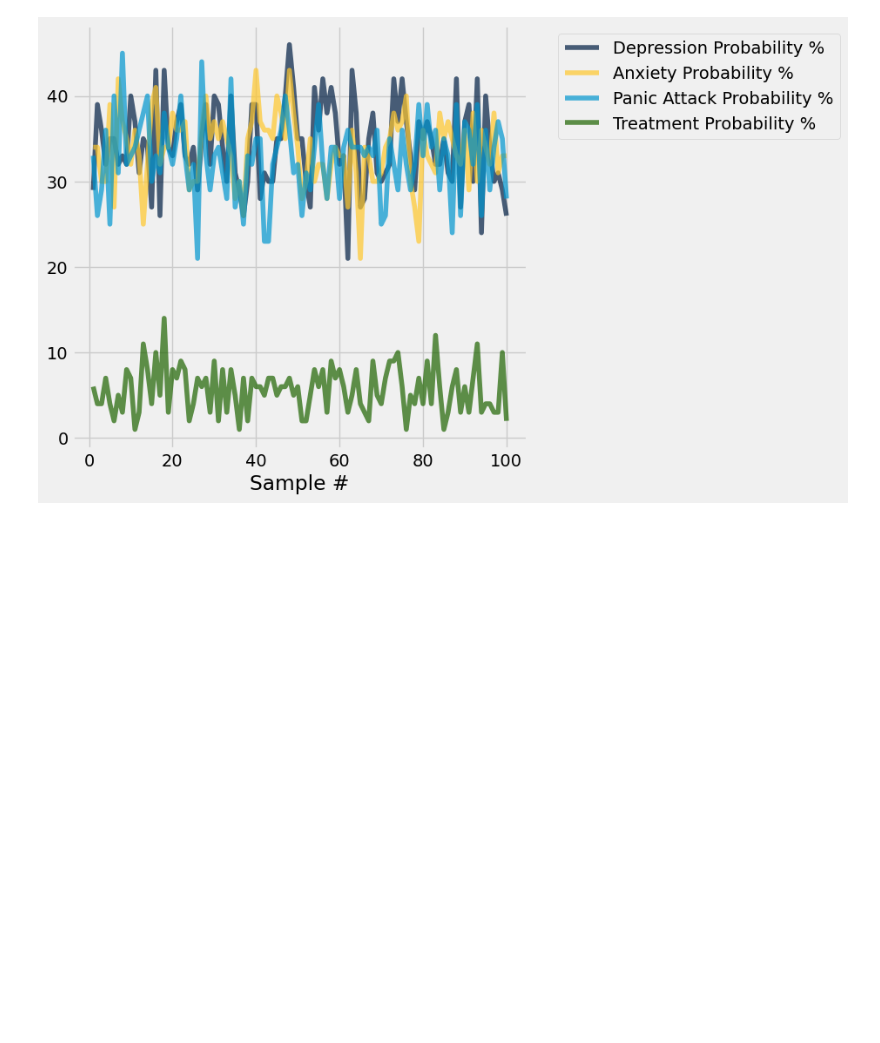
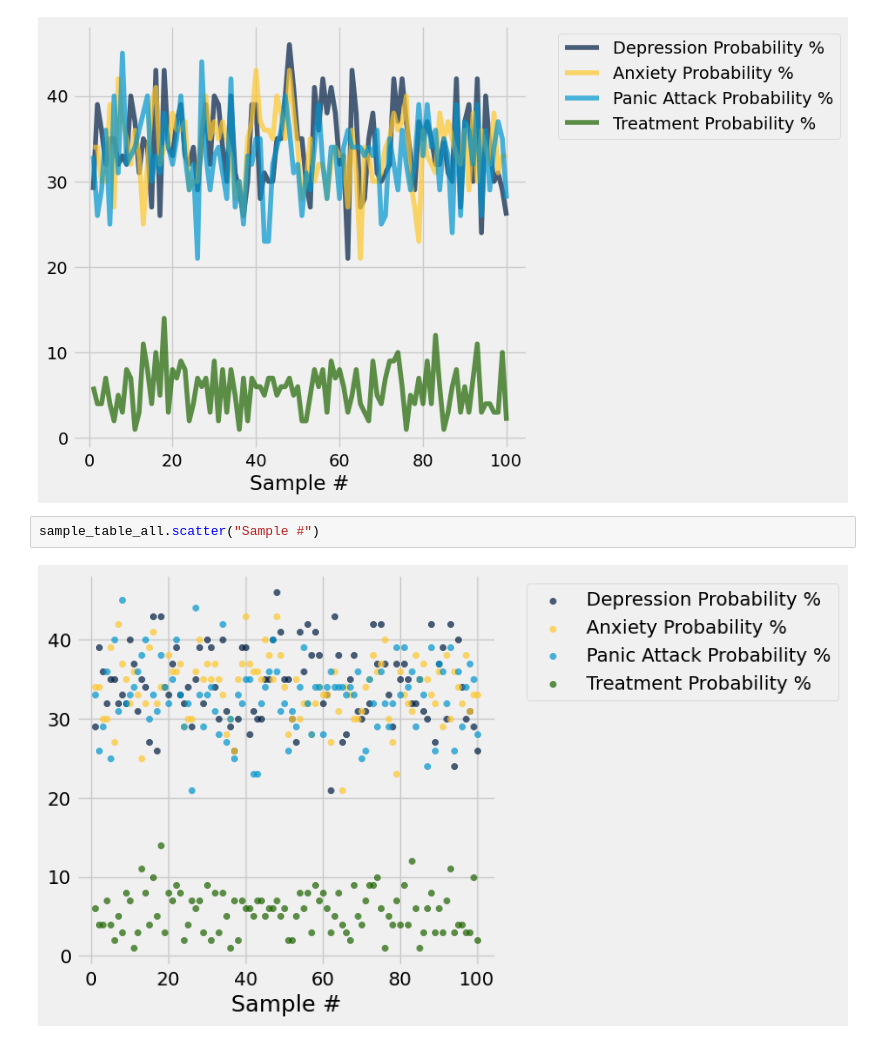
Before and after one commit to daveyloder/Temple-Code, a Jupyter notebook: SCTC 1013/Group Project/StudentHealth.ipynb, the cells around one changed output. Drawn from its saved outputs; the diff is of its cells as text; blank space fills up the shorter version.

```diff
--- a/SCTC 1013/Group Project/StudentHealth.ipynb
+++ b/SCTC 1013/Group Project/StudentHealth.ipynb
@@ -528,3 +506,7 @@ np.mean(sample_table_all.column("Treatment Probability %"))
 sample_table_all.plot("Sample #")
 # %% [output]
 [figure]
+# %%
+sample_table_all.scatter("Sample #")
+# %% [output]
+[figure, added]
```
Also changed, not shown: parts of 26 cells of this notebook.
